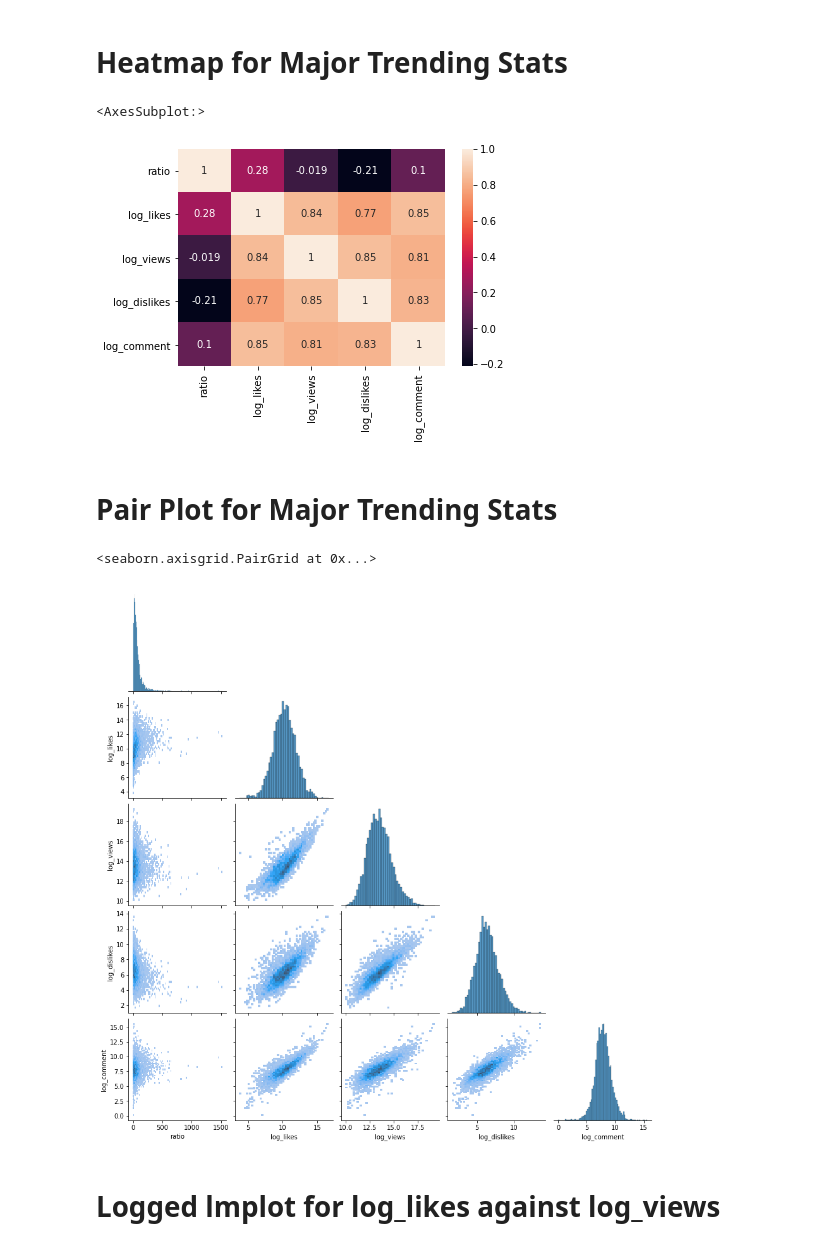
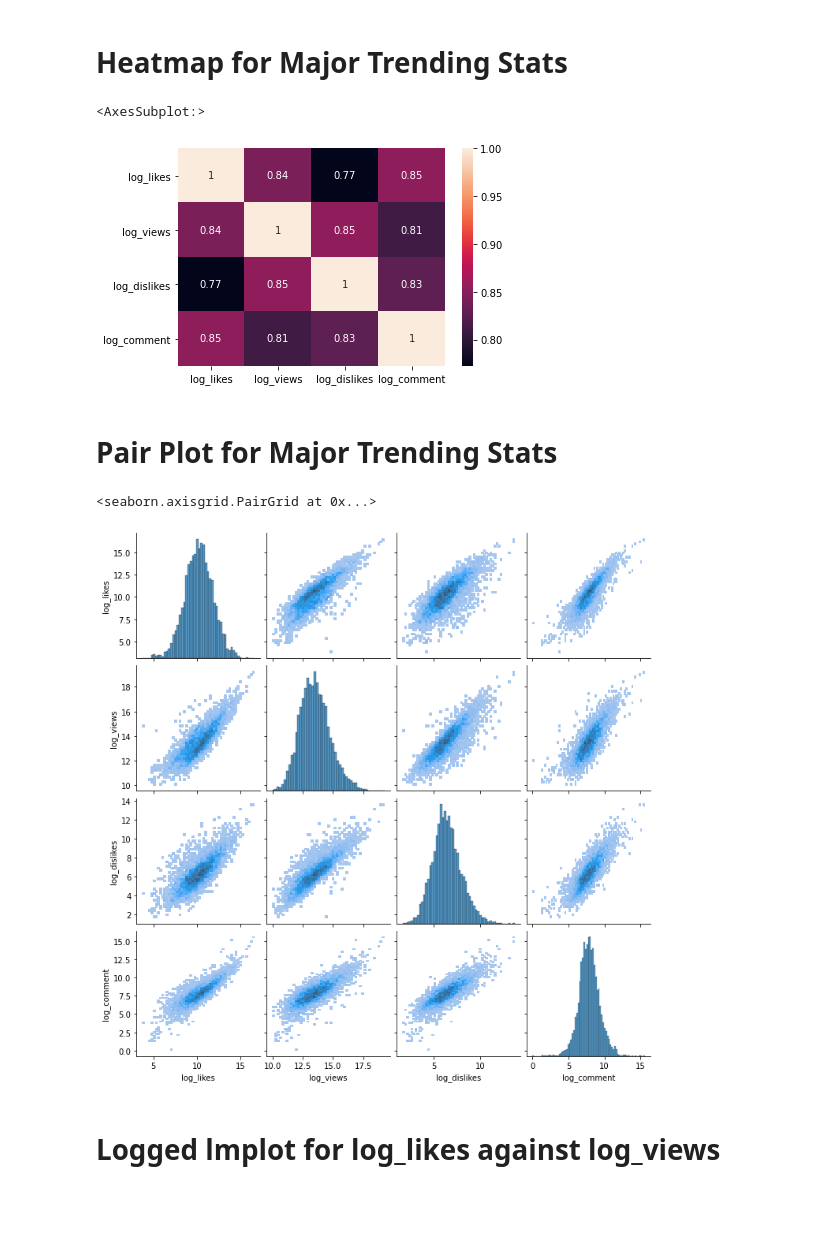
Before and after one commit to ubco-W2020WT1-data301/course-project-group_6007b, a Jupyter notebook: analysis/Nathan/Milestone2.ipynb, the cells around one changed output. Saved outputs shown, nothing was run; the diff lists cells and outputs as text; code cells hidden in the pictures; blank space fills up the shorter version.

Commit message:
slight plot change

```diff
--- a/analysis/Nathan/Milestone2.ipynb
+++ b/analysis/Nathan/Milestone2.ipynb
@@ -28,17 +28,18 @@ profiling
 # %% [markdown]
 # Heatmap for Major Trending Stats
 # %%
+df_assign = df_assign.drop(columns=['ratio'])
 sns.heatmap(df_assign.corr(), annot = True)
 # %% [output]
 <AxesSubplot:>
-[figure, old version]
+[figure, new version]
 # %% [markdown]
 # Pair Plot for Major Trending Stats
 # %%
-sns.pairplot(df_assign, corner=True, kind="hist")
+sns.pairplot(df_assign, kind="hist")
 # %% [output]
 <seaborn.axisgrid.PairGrid at 0x...>
-[figure, old version]
+[figure, new version]
 # %% [markdown]
 # Logged lmplot for log_likes against log_views
 # %%
```
Also changed, not shown: parts of 2 cells of this notebook.
